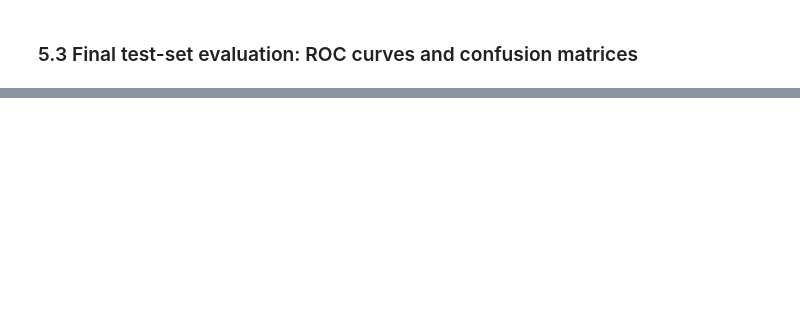
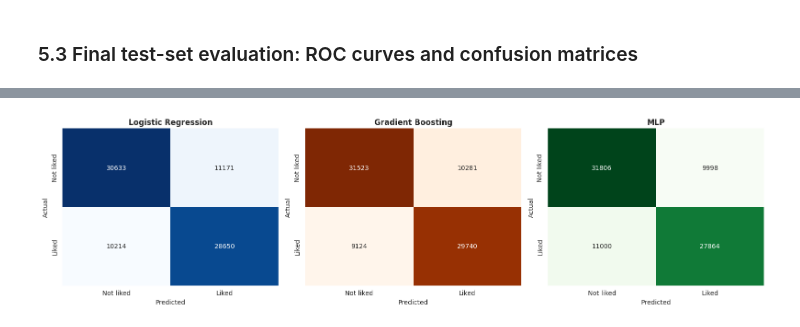
Before and after one commit to fernandamarcos/netflix-recommendation, a Jupyter notebook: final_project.ipynb, the cells around one changed output, grey strips where cells are left out. Saved outputs shown, nothing was run; the diff lists cells and outputs as text; code cells hidden in the pictures; blank space fills up the shorter version.

```diff
--- a/final_project.ipynb
+++ b/final_project.ipynb
@@ -1079,0 +1019,35 @@ A few things to look at in the table above:
+# %%
+# =========================
+# CONFUSION MATRICES - TRAIN
+# =========================
+fig, axes = plt.subplots(1, 3, figsize=(16, 4.6))
+
+cmaps = {
+    "Logistic Regression": "Blues",
+    "Gradient Boosting": "Oranges",
+    "MLP": "Greens"
+}
+
+for ax, (name, yhat_tr) in zip(axes, pred_per_model_tr.items()):
+    cm = confusion_matrix(y_tr, yhat_tr)
+
+    sns.heatmap(
+        cm,
+        annot=True,
+        fmt="d",
+        cmap=cmaps[name],
+        xticklabels=["Not liked", "Liked"],
+        yticklabels=["Not liked", "Liked"],
+        ax=ax,
+        cbar=False
+    )
+
+    ax.set_xlabel("Predicted")
+    ax.set_ylabel("Actual")
+    ax.set_title(name)
+
+
+plt.tight_layout(rect=[0, 0, 1, 0.95])
+plt.show()
+# %% [output]
+[figure, added]
```
Also changed, not shown: parts of 56 cells of this notebook.
